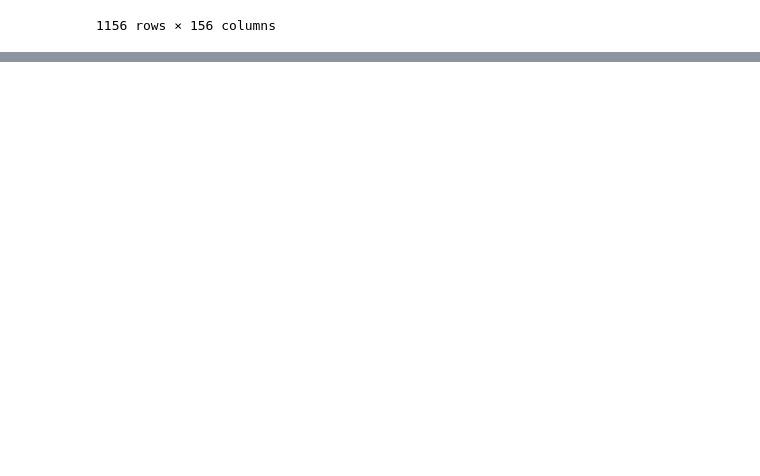
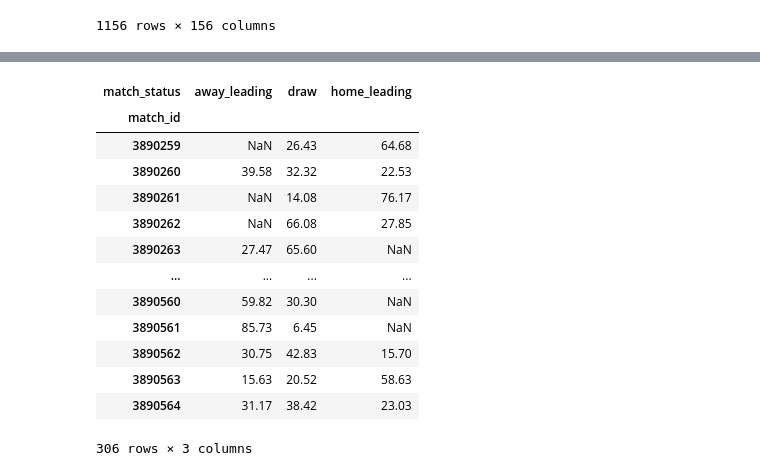
Before and after one commit to maxk92/context-paper-supplementary, a Jupyter notebook: aggregation_experiment_modeling.ipynb, the cells around one changed output, grey strips where cells are left out. Saved outputs shown, nothing was run; the diff lists cells and outputs as text; code cells hidden in the pictures; blank space fills up the shorter version.

```diff
--- a/aggregation_experiment_modeling.ipynb
+++ b/aggregation_experiment_modeling.ipynb
@@ -717,0 +752,20 @@ df_ols_matchstatus
+# %%
+df_scoreline_distribution = pd.DataFrame(df_scorelinelevel.groupby(['match_id', 'match_status']).duration_s.sum().round().fillna(0).copy())
+df_scoreline_distribution['duration_min'] = (df_scoreline_distribution['duration_s'] / 60).round(2)
+# %%
+df_scoreline_distribution['duration_min'].unstack(1)
+# %% [output]
+| match_status | away_leading | draw | home_leading |
+| match_id |  |  |  |
+| 3890259 | NaN | 26.43 | 64.68 |
+| 3890260 | 39.58 | 32.32 | 22.53 |
+| 3890261 | NaN | 14.08 | 76.17 |
+| 3890262 | NaN | 66.08 | 27.85 |
+| 3890263 | 27.47 | 65.60 | NaN |
+| ... | ... | ... | ... |
+| 3890560 | 59.82 | 30.30 | NaN |
+| 3890561 | 85.73 | 6.45 | NaN |
+| 3890562 | 30.75 | 42.83 | 15.70 |
+| 3890563 | 15.63 | 20.52 | 58.63 |
+| 3890564 | 31.17 | 38.42 | 23.03 |
+306 rows × 3 columns
```
Also changed, not shown: parts of 11 cells of this notebook, 2 other files.
